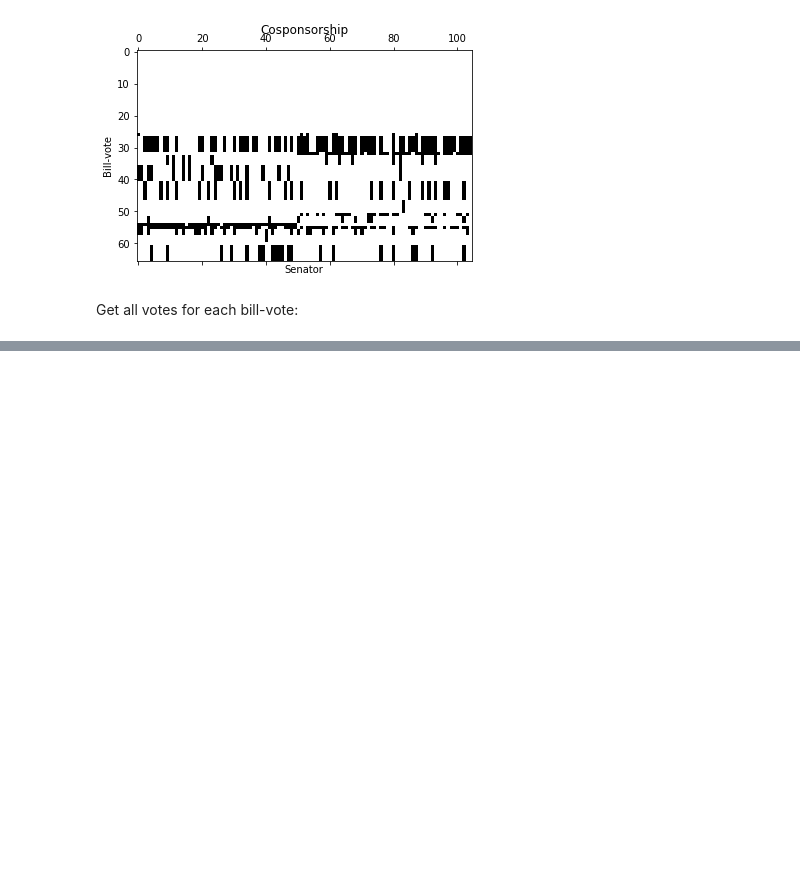
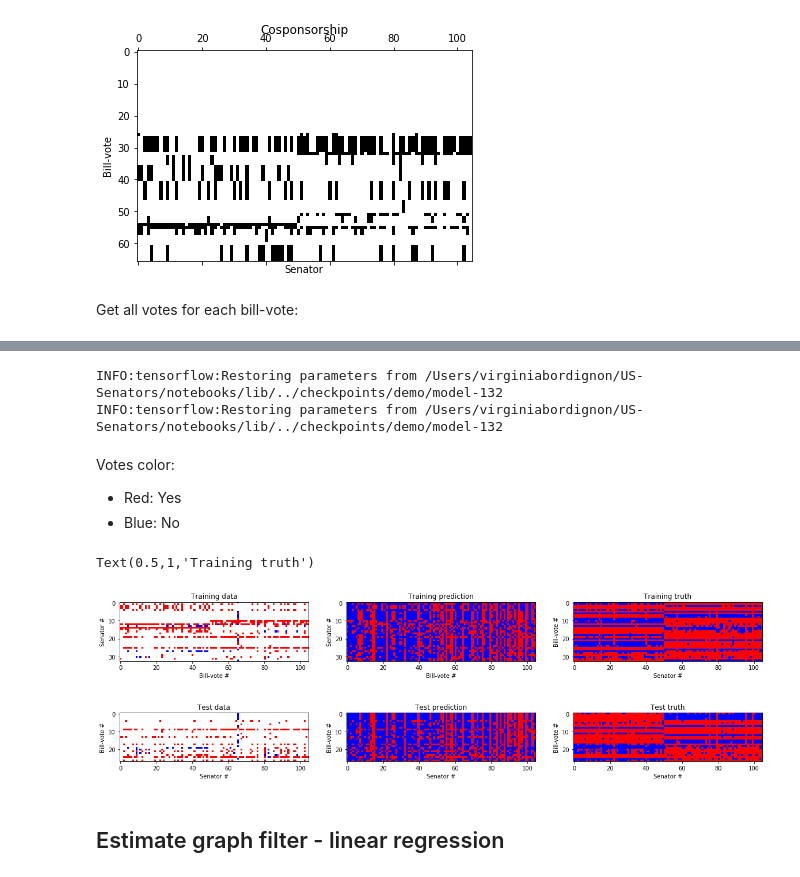
Before and after one commit to roman-bachmann/US-Senators, a Jupyter notebook: notebooks/cnn-congress-115-cosponsors.ipynb, the cells around one changed output, grey strips where cells are left out. Drawn from its saved outputs; the diff is of its cells as text; code cells hidden in the pictures; blank space fills up the shorter version.

```diff
--- a/notebooks/cnn-congress-115-cosponsors.ipynb
+++ b/notebooks/cnn-congress-115-cosponsors.ipynb
@@ -243,0 +221,54 @@ time: 3s (wall 1s)
+# %%
+Pred_train = model.predict(X_train)
+Pred_test = model.predict(X_test)
+# %% [output]
+INFO:tensorflow:Restoring parameters from /Users/virginiabordignon/US-Senators/notebooks/lib/../checkpoints/demo/model-132
+INFO:tensorflow:Restoring parameters from /Users/virginiabordignon/US-Senators/notebooks/lib/../checkpoints/demo/model-132
+# %%
+from matplotlib.colors import ListedColormap
+mycmap = ListedColormap(['white','blue','red'])
+# %% [markdown]
+Votes color:
+- Red: Yes
+- Blue: No
+# %%
+fig = plt.figure(figsize=(20,10))
+plt.subplot(1,3,1)
+plt.imshow(X_train, vmax = 1, vmin= -1, cmap = mycmap)
+plt.xlabel('Bill-vote #')
+plt.ylabel('Senator #')
+plt.title('Training data')
+plt.subplot(1,3,2)
+plt.imshow((Pred_train-Pred_train.mean(axis=1)[:,np.newaxis])>0, vmax = 1, vmin= -1, cmap = mycmap)
+plt.xlabel('Bill-vote #')
+plt.ylabel('Senator #')
+plt.title('Training prediction')
+plt.subplot(1,3,3)
+plt.imshow(y_train, vmax = 1, vmin=-1, cmap = mycmap)
+plt.xlabel('Senator #')
+plt.ylabel('Bill-vote #')
+plt.title('Training truth')
+# %% [output]
+Text(0.5,1,'Training truth')
+[figure, added]
+# %%
+plt.figure(figsize=(20,10))
+plt.subplot(1,3,1)
+plt.imshow(X_test, vmax = 1, vmin= -1, cmap = mycmap)
+plt.xlabel('Senator #')
+plt.ylabel('Bill-vote #')
+plt.title('Test data')
+plt.subplot(1,3,2)
+plt.imshow(Pred_test>np.mean(Pred_test), vmax = 1, vmin= -1, cmap = mycmap)
+plt.xlabel('Senator #')
+plt.ylabel('Bill-vote #')
+plt.title('Test prediction')
+plt.subplot(1,3,3)
+plt.imshow(y_test, vmax = 1, vmin= -1, cmap = mycmap)
+plt.xlabel('Senator #')
+plt.ylabel('Bill-vote #')
+plt.title('Test truth');
+# %% [output]
+[figure, added]
+# %% [markdown]
+## Estimate graph filter - linear regression
```
Also changed, not shown: parts of 38 cells of this notebook, 3 other files.
